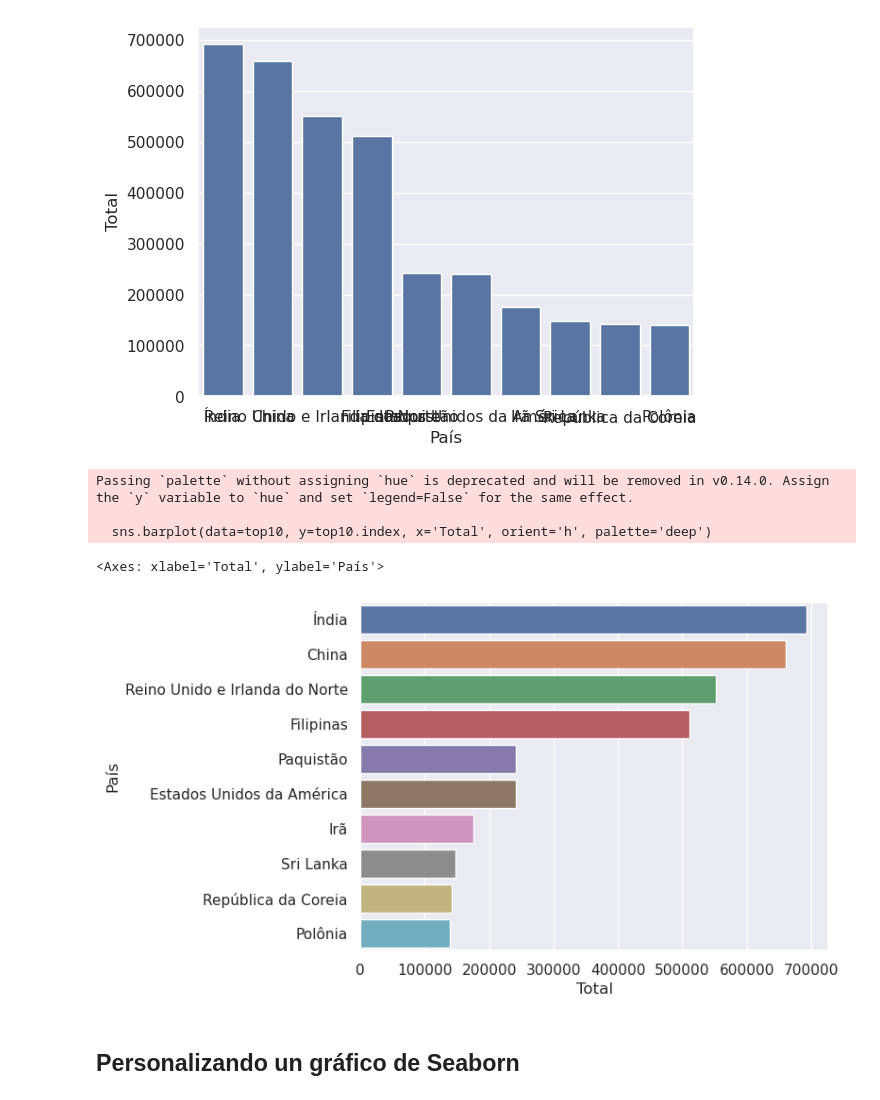
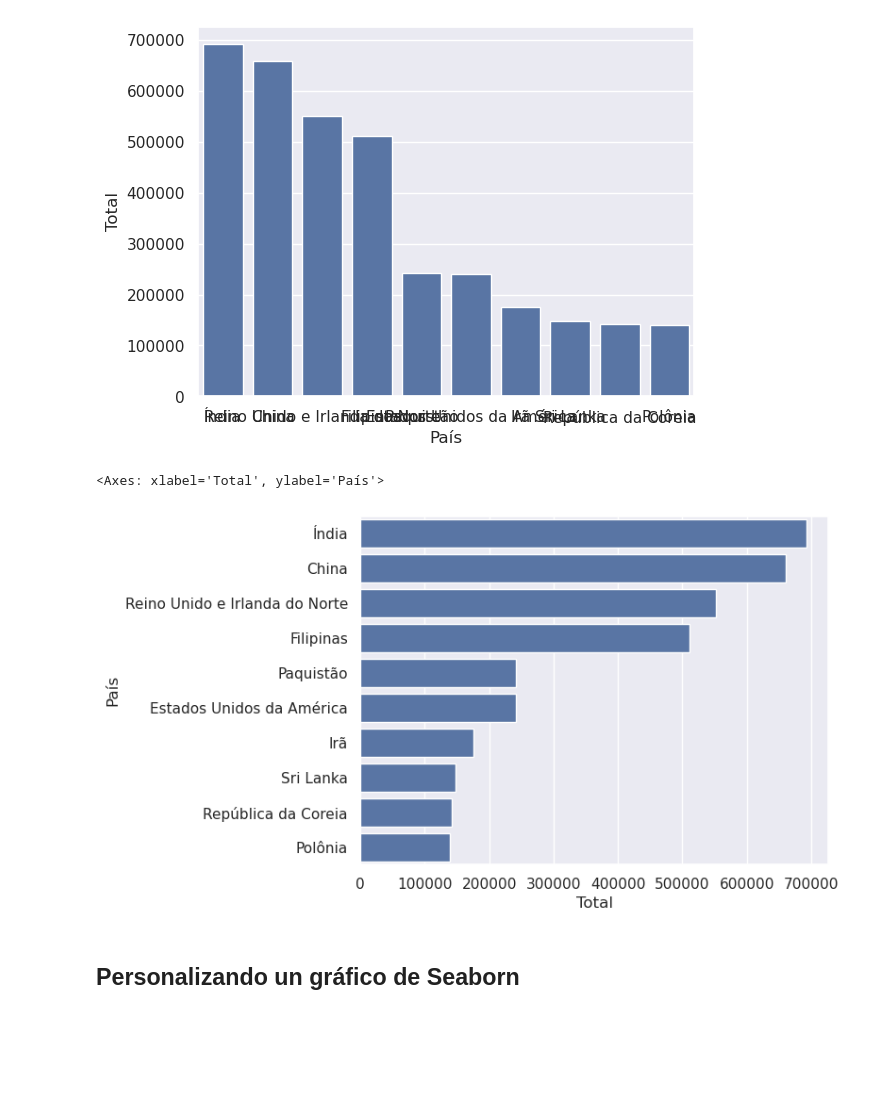
Before and after one commit to ygor-github/data_visualization, a Jupyter notebook: Aula.ipynb, the cells around one changed output. Drawn from its saved outputs; the diff is of its cells as text; code cells hidden in the pictures; blank space fills up the shorter version.

```diff
--- a/Aula.ipynb
+++ b/Aula.ipynb
@@ -746,19 +746,20 @@ import seaborn as sns
 sns.set_theme()
 # %%
 # Vamos a plotar un grafico de barras con Seaborn
+top10 = df.sort_values('Total', ascending=False).head(10)
+
+
+
 sns.barplot(data=top10, x=top10.index, y='Total')
 # %% [output]
 <Axes: xlabel='País', ylabel='Total'>
 [figure]
 # %%
 # En vista que el grafico vertical tapa los  nombres de los paises lo crearemos horizontal
-sns.barplot(data=top10, y=top10.index, x='Total', orient='h', palette='deep')
+sns.barplot(data=top10, y=top10.index, x='Total', orient='h')
 # %% [output]
-Passing `palette` without assigning `hue` is deprecated and will be removed in v0.14.0. Assign the `y` variable to `hue` and set `legend=False` for the same effect.
-
-  sns.barplot(data=top10, y=top10.index, x='Total', orient='h', palette='deep')
+<Axes: xlabel='Total', ylabel='País'>
-<Axes: xlabel='Total', ylabel='País'>
-[figure, old version]
+[figure, new version]
 # %% [markdown]
 ## Personalizando un gráfico de Seaborn
 # %%
```
